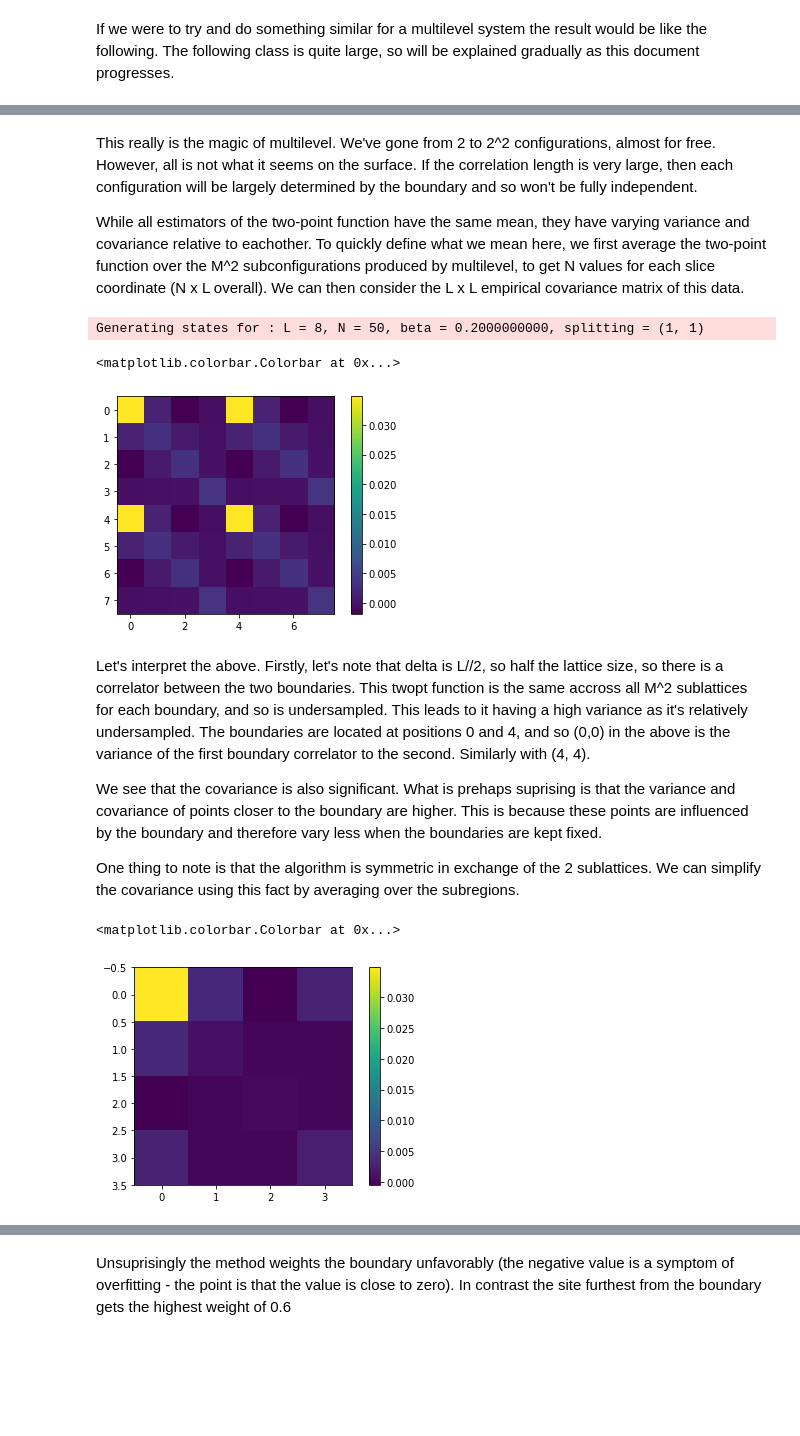
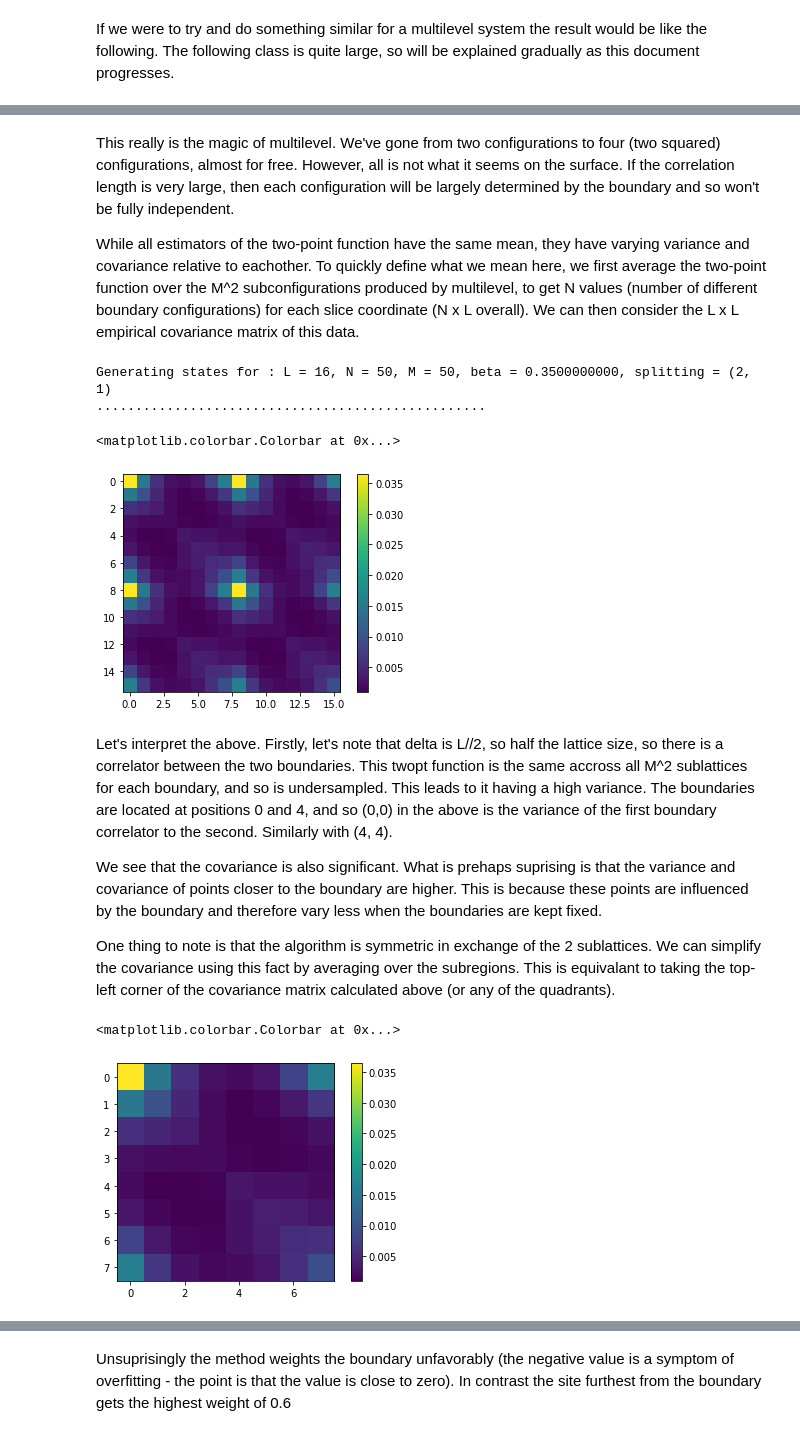
Before and after one commit to BenKMorley/Multilevel_notebook, a Jupyter notebook: Multilevel_Ising.ipynb, the cells around one changed output, grey strips where cells are left out. Saved outputs shown, nothing was run; the diff lists cells and outputs as text; code cells hidden in the pictures; blank space fills up the shorter version.

Commit message:
Checked through the covariance matrix stuff. Also got rid of tqdm calls as it's kind of annoying on a notebook

```diff
--- a/Multilevel_Ising.ipynb
+++ b/Multilevel_Ising.ipynb
@@ -648,7 +649,7 @@ class multi_slice_ising:
 
     # Multilevel product
     combinatoric_av = numpy.zeros((self.N, self.L))
-    for i in tqdm(range(self.M)):
+    for i in range(self.M):
       for j in range(self.M):
         combinatoric_av += x_slice[:, i, :] * y_slice[:, j, :] / (self.M) ** 2
 
@@ -677,17 +678,6 @@ class multi_slice_ising:
         result = numpy.load(f"{directory}{filename}")
         return result
 
-    # Create the weight vectors:
-    if weights is 'equal':
-      weights_vector = numpy.ones(self.L // self.splitting)
-
-    if weights is 'naiive':
-      weights_vector = naiive_weights(self.L, self.splitting, delta, self.M)
-
-    # Number of bins used for caclulation of the weights
-    assert self.N % bin_size == 0, "The bin number must exactly divide N"
-    no_bins = self.N // bin_size
-
     # Set the seed if given as an argument
     if seed:
       numpy.random.seed(seed)
@@ -703,17 +693,18 @@ class multi_slice_ising:
     twopt = twopt.reshape(self.N, self.splitting, self.L // self.splitting)
     twopt = numpy.mean(twopt, axis=1)
 
-    for i in tqdm(range(no_samples)):
-
+    for i in range(no_samples):
       # Randomly shuffle the configs
       twopt_sample = twopt[bootstrap[i]]
 
       if weights is 'optimized':
+        # Number of bins used for caclulation of the weights
+        assert self.N % bin_size == 0, "The bin number must exactly divide N"
+        no_bins = self.N // bin_size
+
         for j in range(no_bins):
-          # Select all but one bin
+          # Extract all data except one bin, and seperately just that bin
           twopt_sample_rest = twopt_sample[numpy.arange(twopt_sample.shape[0]) // bin_size != j]
-
-          # And also extract this bin
           twopt_sample_bin = twopt_sample[numpy.arange(twopt_sample.shape[0]) // bin_size == j]
 
           # Caclulate the covariance matrices for each set, and normalize it's determinant to 1
@@ -731,7 +722,6 @@ class multi_slice_ising:
         cov_matrix = cov_matrix / (numpy.linalg.det(cov_matrix)) ** (1 / cov_matrix.shape[0])
         cov_inv = numpy.linalg.inv(cov_matrix)
         y_s = numpy.mean(twopt_sample, axis=0)
-        x_s = numpy.arange(0, twopt_sample.shape[1])
 
         def chisq(mu):
           resid = y_s - mu
@@ -744,7 +734,7 @@ class multi_slice_ising:
 
         result[i] = numpy.mean(numpy.average(twopt_sample, weights=weights_vector, axis=1))
 
-      if weights is 'even':
+      if weights is 'equal':
         weights_vector = numpy.ones(self.L // self.splitting)
 
         result[i] = numpy.mean(numpy.average(twopt_sample, weights=weights_vector, axis=1))
@@ -819,40 +805,46 @@ MULTILEVEL
 [figure]
 [figure]
 # %% [markdown]
-This really is the magic of multilevel. We've gone from 2 to 2^2 configurations, almost for free. However, all is not what it seems on the surface. If the correlation length is very large, then each configuration will be largely determined by the boundary and so won't be fully independent.
+This really is the magic of multilevel. We've gone from two configurations to four (two squared) configurations, almost for free. However, all is not what it seems on the surface. If the correlation length is very large, then each configuration will be largely determined by the boundary and so won't be fully independent.
 
-While all estimators of the two-point function have the same mean, they have varying variance and covariance relative to eachother. To quickly define what we mean here, we first average the two-point function over the M^2 subconfigurations produced by multilevel, to get N values for each slice coordinate (N x L overall). We can then consider the L x L empirical covariance matrix of this data.
+While all estimators of the two-point function have the same mean, they have varying variance and covariance relative to eachother. To quickly define what we mean here, we first average the two-point function over the M^2 subconfigurations produced by multilevel, to get N values (number of different boundary configurations) for each slice coordinate (N x L overall). We can then consider the L x L empirical covariance matrix of this data.
 # %%
 N = 50
-M = 10
-L = 8
+M = 50
+L = 16
 
-numpy.random.seed(23432)
+numpy.random.seed(2123)
 
-data = multi_slice_ising(L, 0.2, N, M, 2, rerun_generation=True)
+data = multi_slice_ising(L, 0.35, N, M, 2, rerun_generation=True)
 
+# Calculate the twopt function between points seperated by half the lattice size
 twopt_data = data.twopt(L // 2)
 
-plt.imshow(numpy.cov(twopt_data, rowvar=False))
+cov_matrix = numpy.cov(twopt_data, rowvar=False)
+
+plt.imshow(cov_matrix)
 plt.colorbar()
 # %% [output]
-Generating states for : L = 8, N = 50, beta = 0.2000000000, splitting = (1, 1)
+Generating states for : L = 16, N = 50, M = 50, beta = 0.3500000000, splitting = (2, 1)
+..................................................
 <matplotlib.colorbar.Colorbar at 0x...>
-[figure, old version]
+[figure, new version]
 # %% [markdown]
-Let's interpret the above. Firstly, let's note that delta is L//2, so half the lattice size, so there is a correlator between the two boundaries. This twopt function is the same accross all M^2 sublattices for each boundary, and so is undersampled. This leads to it having a high variance as it's relatively undersampled. The boundaries are located at positions 0 and 4, and so (0,0) in the above is the variance of the first boundary correlator to the second. Similarly with (4, 4).
+Let's interpret the above. Firstly, let's note that delta is L//2, so half the lattice size, so there is a correlator between the two boundaries. This twopt function is the same accross all M^2 sublattices for each boundary, and so is undersampled. This leads to it having a high variance. The boundaries are located at positions 0 and 4, and so (0,0) in the above is the variance of the first boundary correlator to the second. Similarly with (4, 4).
 
 We see that the covariance is also significant. What is prehaps suprising is that the variance and covariance of points closer to the boundary are higher. This is because these points are influenced by the boundary and therefore vary less when the boundaries are kept fixed.
 
-One thing to note is that the algorithm is symmetric in exchange of the 2 sublattices. We can simplify the covariance using this fact by averaging over the subregions.
+One thing to note is that the algorithm is symmetric in exchange of the 2 sublattices. We can simplify the covariance using this fact by averaging over the subregions. This is equivalant to taking the top-left corner of the covariance matrix calculated above (or any of the quadrants).
 # %%
 twopt_data = ((twopt_data + numpy.roll(twopt_data, -L//2, axis=1))/2)[:, :L//2]
 
-plt.imshow(numpy.cov(twopt_data, rowvar=False))
+cov_matrix = numpy.cov(twopt_data, rowvar=False)
+
+plt.imshow(cov_matrix)
 plt.colorbar()
 # %% [output]
 <matplotlib.colorbar.Colorbar at 0x...>
-[figure, old version]
+[figure, new version]
 # %% [markdown]
 Okay great, we can find the covariance matrix - how is this useful exactly?
 
```
Also changed, not shown: parts of 9 cells of this notebook.
